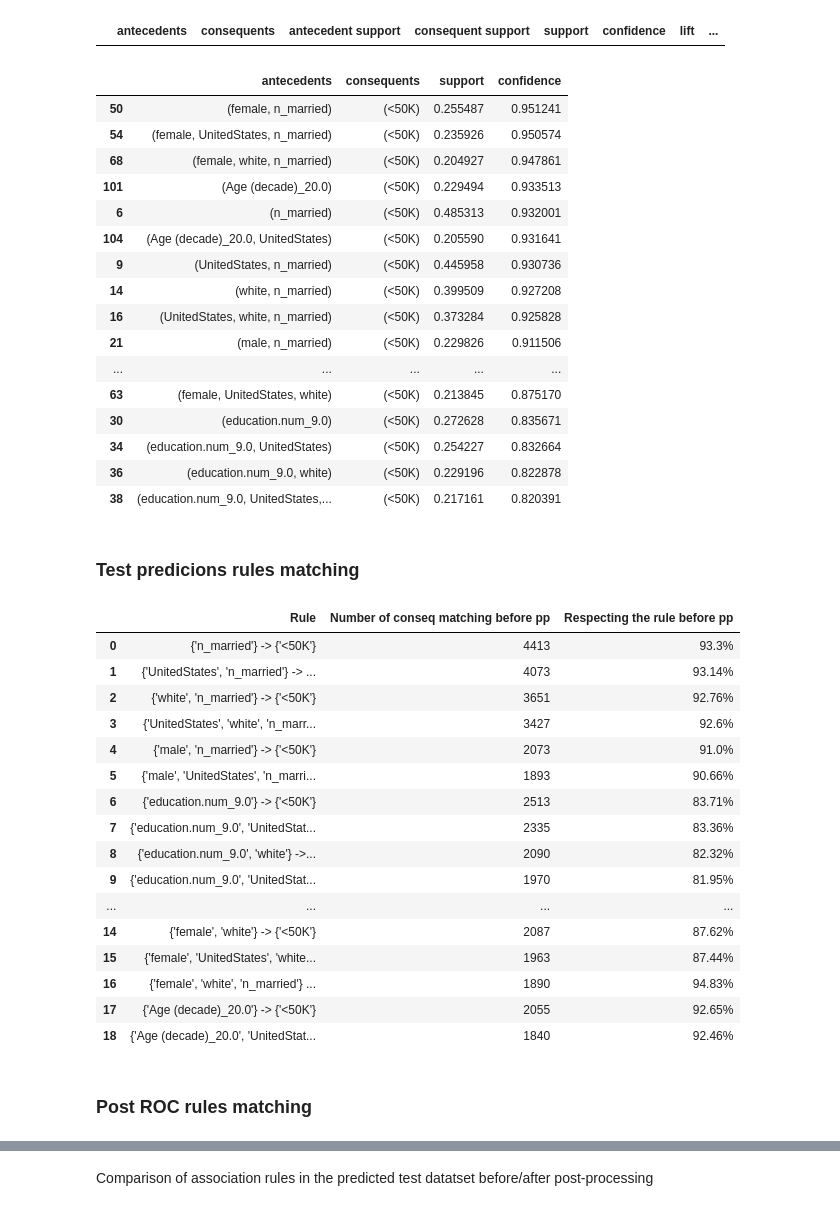
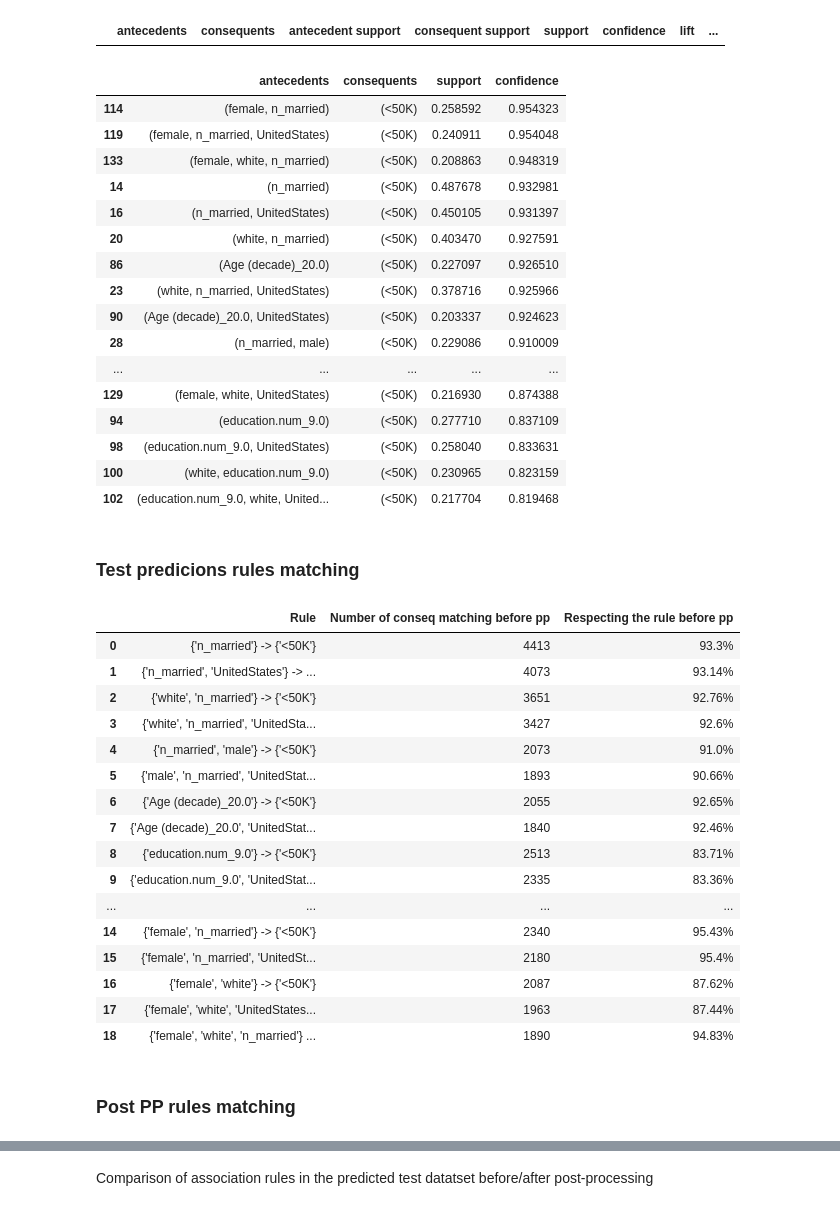
Before and after one commit to alb-p/post_processing_pipeline, a Jupyter notebook: pp_pipeline.ipynb, the cells around one changed output, grey strips where cells are left out. Drawn from its saved outputs; the diff is of its cells as text; code cells hidden in the pictures.

Commit message:
Association rules extraction from test set

```diff
--- a/pp_pipeline.ipynb
+++ b/pp_pipeline.ipynb
@@ -785,7 +787,7 @@ def compute_df_transactions(dataset):
     df_transactions = data_asso_rules.map(lambda x: True if x > 0 else False)
     return df_transactions
 # %%
-res_min50_bd, res_max50_bd = compute_income_rules(binary_dataset, user_min_support, user_min_confidence)
+res_min50_test, res_max50_bd = compute_income_rules(dataset_orig_test, user_min_support, user_min_confidence)
 # %%
 # # quick check with apriori
 # a_rules = apriori(df_transactions, min_support = 0.2, use_colnames = True)
@@ -799,25 +801,25 @@ res_max50_bd.sort_values("confidence", ascending=False)
 # %% [output]
 |  | antecedents | consequents | antecedent support | consequent support | support | confidence | lift | ... |
 # %%
-res_min50_bd[['antecedents', 'consequents', 'support', 'confidence']].sort_values("confidence", ascending=False)
+res_min50_test[['antecedents', 'consequents', 'support', 'confidence']].sort_values("confidence", ascending=False)
 # %% [output]
 |  | antecedents | consequents | support | confidence |
-| 50 | (female, n_married) | (<50K) | 0.255487 | 0.951241 |
-| 54 | (female, UnitedStates, n_married) | (<50K) | 0.235926 | 0.950574 |
-| 68 | (female, white, n_married) | (<50K) | 0.204927 | 0.947861 |
-| 101 | (Age (decade)_20.0) | (<50K) | 0.229494 | 0.933513 |
-| 6 | (n_married) | (<50K) | 0.485313 | 0.932001 |
-| 104 | (Age (decade)_20.0, UnitedStates) | (<50K) | 0.205590 | 0.931641 |
-| 9 | (UnitedStates, n_married) | (<50K) | 0.445958 | 0.930736 |
-| 14 | (white, n_married) | (<50K) | 0.399509 | 0.927208 |
-| 16 | (UnitedStates, white, n_married) | (<50K) | 0.373284 | 0.925828 |
-| 21 | (male, n_married) | (<50K) | 0.229826 | 0.911506 |
+| 114 | (female, n_married) | (<50K) | 0.258592 | 0.954323 |
+| 119 | (female, n_married, UnitedStates) | (<50K) | 0.240911 | 0.954048 |
+| 133 | (female, white, n_married) | (<50K) | 0.208863 | 0.948319 |
+| 14 | (n_married) | (<50K) | 0.487678 | 0.932981 |
+| 16 | (n_married, UnitedStates) | (<50K) | 0.450105 | 0.931397 |
+| 20 | (white, n_married) | (<50K) | 0.403470 | 0.927591 |
+| 86 | (Age (decade)_20.0) | (<50K) | 0.227097 | 0.926510 |
+| 23 | (white, n_married, UnitedStates) | (<50K) | 0.378716 | 0.925966 |
+| 90 | (Age (decade)_20.0, UnitedStates) | (<50K) | 0.203337 | 0.924623 |
+| 28 | (n_married, male) | (<50K) | 0.229086 | 0.910009 |
 | ... | ... | ... | ... | ... |
-| 63 | (female, UnitedStates, white) | (<50K) | 0.213845 | 0.875170 |
-| 30 | (education.num_9.0) | (<50K) | 0.272628 | 0.835671 |
-| 34 | (education.num_9.0, UnitedStates) | (<50K) | 0.254227 | 0.832664 |
-| 36 | (education.num_9.0, white) | (<50K) | 0.229196 | 0.822878 |
-| 38 | (education.num_9.0, UnitedStates,... | (<50K) | 0.217161 | 0.820391 |
+| 129 | (female, white, UnitedStates) | (<50K) | 0.216930 | 0.874388 |
+| 94 | (education.num_9.0) | (<50K) | 0.277710 | 0.837109 |
+| 98 | (education.num_9.0, UnitedStates) | (<50K) | 0.258040 | 0.833631 |
+| 100 | (white, education.num_9.0) | (<50K) | 0.230965 | 0.823159 |
+| 102 | (education.num_9.0, white, United... | (<50K) | 0.217704 | 0.819468 |
 # %% [markdown]
 ### Test predicions rules matching
 # %%
@@ -826,7 +828,7 @@ df_transactions_test_pred = compute_df_transactions(dataset_orig_test)
 results_before_roc = []
 
 # for each association rule, check how many rows of dataset_transf_test_pred met it
-for index, rule in res_min50_bd.iterrows():
+for index, rule in res_min50_test.iterrows():
     antecedents = list(rule['antecedents'])
     matching_rows = df_transactions_test_pred.copy()
     for antecedent in antecedents:
@@ -852,21 +854,21 @@ display(results_bf_roc_df)
 # %% [output]
 |  | Rule | Number of conseq matching before pp | Respecting the rule before pp |
 | 0 | {'n_married'} -> {'<50K'} | 4413 | 93.3% |
-| 1 | {'UnitedStates', 'n_married'} -> ... | 4073 | 93.14% |
+| 1 | {'n_married', 'UnitedStates'} -> ... | 4073 | 93.14% |
 | 2 | {'white', 'n_married'} -> {'<50K'} | 3651 | 92.76% |
-| 3 | {'UnitedStates', 'white', 'n_marr... | 3427 | 92.6% |
-| 4 | {'male', 'n_married'} -> {'<50K'} | 2073 | 91.0% |
-| 5 | {'male', 'UnitedStates', 'n_marri... | 1893 | 90.66% |
-| 6 | {'education.num_9.0'} -> {'<50K'} | 2513 | 83.71% |
-| 7 | {'education.num_9.0', 'UnitedStat... | 2335 | 83.36% |
-| 8 | {'education.num_9.0', 'white'} ->... | 2090 | 82.32% |
-| 9 | {'education.num_9.0', 'UnitedStat... | 1970 | 81.95% |
+| 3 | {'white', 'n_married', 'UnitedSta... | 3427 | 92.6% |
+| 4 | {'n_married', 'male'} -> {'<50K'} | 2073 | 91.0% |
+| 5 | {'male', 'n_married', 'UnitedStat... | 1893 | 90.66% |
+| 6 | {'Age (decade)_20.0'} -> {'<50K'} | 2055 | 92.65% |
+| 7 | {'Age (decade)_20.0', 'UnitedStat... | 1840 | 92.46% |
+| 8 | {'education.num_9.0'} -> {'<50K'} | 2513 | 83.71% |
+| 9 | {'education.num_9.0', 'UnitedStat... | 2335 | 83.36% |
 | ... | ... | ... | ... |
-| 14 | {'female', 'white'} -> {'<50K'} | 2087 | 87.62% |
-| 15 | {'female', 'UnitedStates', 'white... | 1963 | 87.44% |
-| 16 | {'female', 'white', 'n_married'} ... | 1890 | 94.83% |
-| 17 | {'Age (decade)_20.0'} -> {'<50K'} | 2055 | 92.65% |
-| 18 | {'Age (decade)_20.0', 'UnitedStat... | 1840 | 92.46% |
+| 14 | {'female', 'n_married'} -> {'<50K'} | 2340 | 95.43% |
+| 15 | {'female', 'n_married', 'UnitedSt... | 2180 | 95.4% |
+| 16 | {'female', 'white'} -> {'<50K'} | 2087 | 87.62% |
+| 17 | {'female', 'white', 'UnitedStates... | 1963 | 87.44% |
+| 18 | {'female', 'white', 'n_married'} ... | 1890 | 94.83% |
 # %% [markdown]
-### Post ROC rules matching
+### Post PP rules matching
 # %%
```
Also changed, not shown: parts of 6 cells of this notebook, 3 other files.
